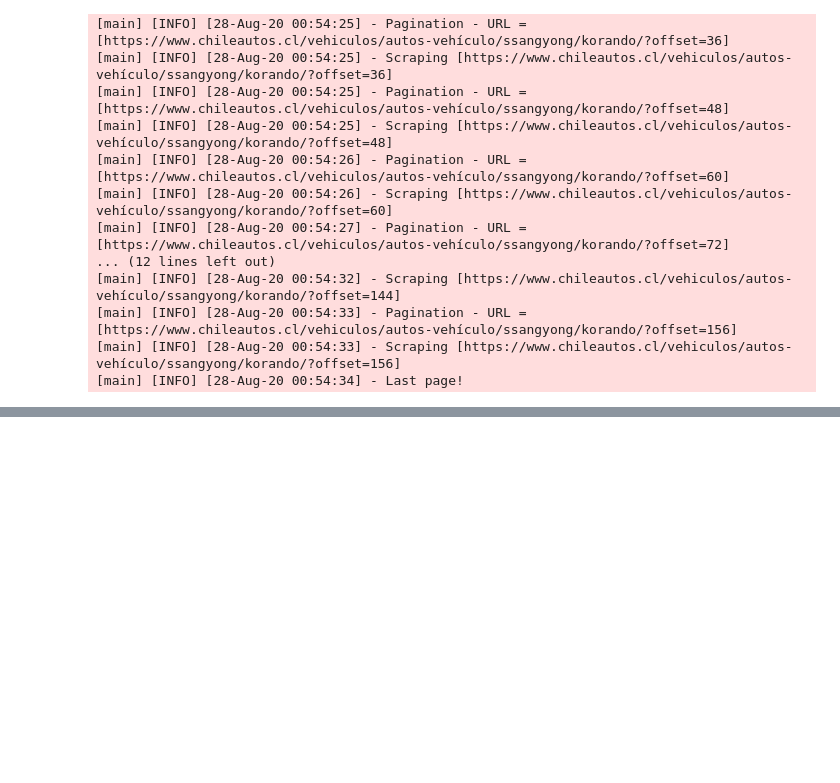
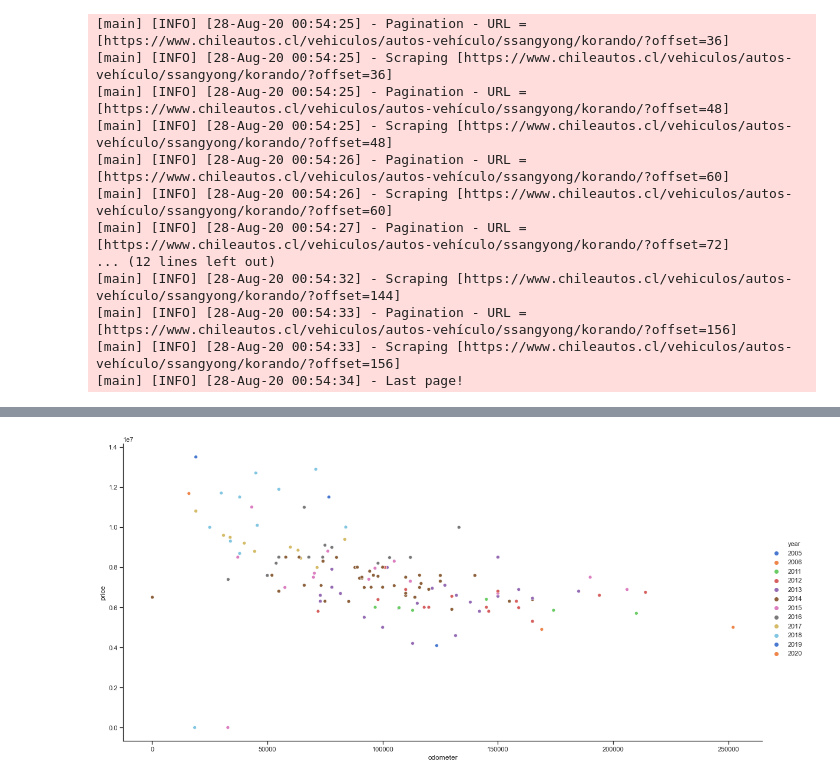
Before and after one commit to nvenegas-oliva/scraping-chileautos, a Jupyter notebook: 20200827.ipynb, the cells around one changed output, grey strips where cells are left out. Saved outputs shown, nothing was run; the diff lists cells and outputs as text; code cells hidden in the pictures; blank space fills up the shorter version.

Commit message:
change color palette

```diff
--- a/20200827.ipynb
+++ b/20200827.ipynb
@@ -199,0 +200,8 @@ df.head()
+# %%
+df = df.sort_values(by='price')
+# %%
+df = df.iloc[:-1]
+# %%
+sns.relplot(x="odometer", y="price", data=df, height=8, hue="year", aspect=10/5, palette="muted");
+# %% [output]
+[figure, added]
```
Also changed, not shown: parts of 10 cells of this notebook.
